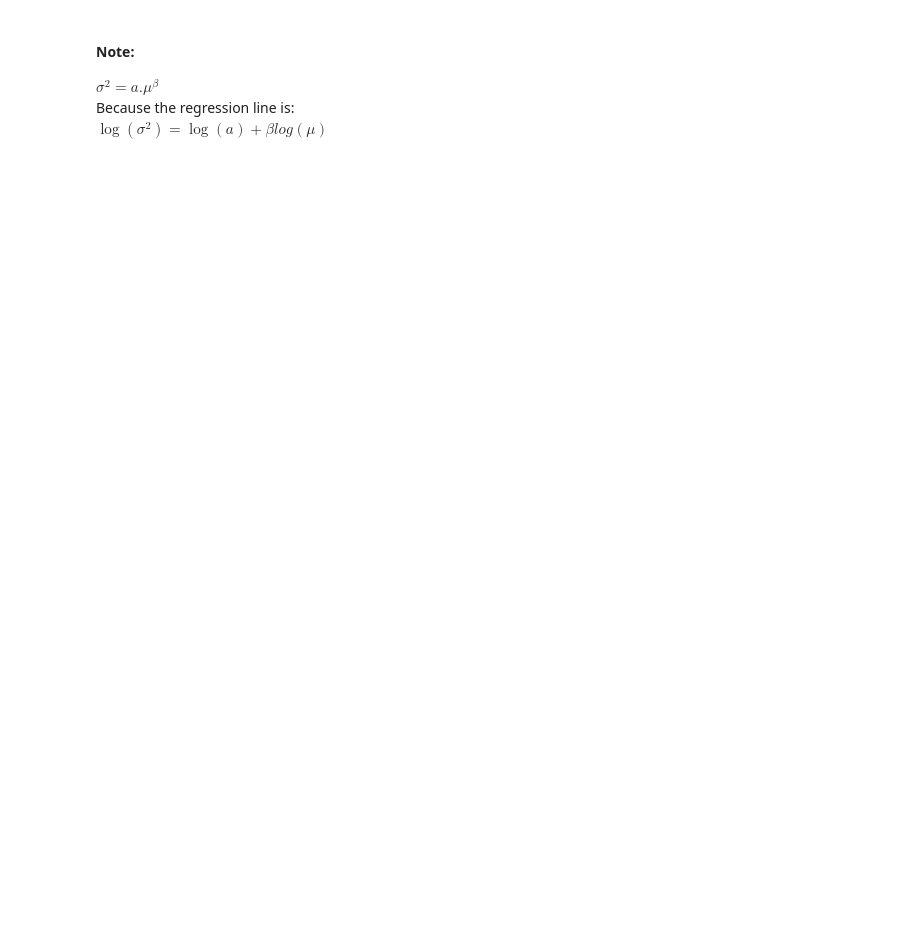
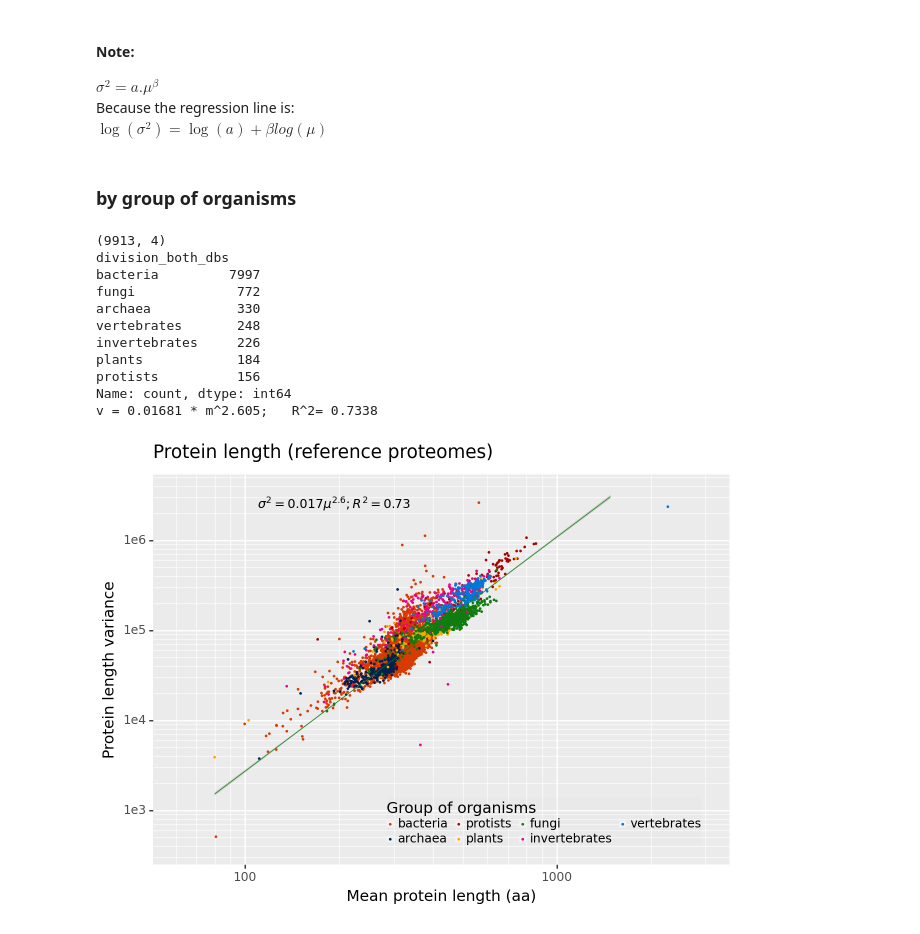
Before and after one commit to emuro/EM_probando, a Jupyter notebook: main_work/proteins_taylorLaw.ipynb, the cells around one changed output. Cells and saved outputs as stored; diff of their text form; code cells hidden in the pictures; blank space fills up the shorter version.

```diff
--- a/main_work/proteins_taylorLaw.ipynb
+++ b/main_work/proteins_taylorLaw.ipynb
@@ -113,3 +129,32 @@ v = 0.0168 * m^2.605;   R^2= 0.7336
 $\sigma^{2} = a . \mu^{\beta}$
 Because the regression line is:
 $\log(\sigma^{2}) = \log(a) + \beta log(\mu) $
+# %% [markdown]
+### by group of organisms
+# %%
+legends_by = "division_both_dbs"
+print(df2plot.shape)
+
+# Sort legends: clades in an order
+df2plot[legends_by] = pd.Categorical(df2plot[legends_by],
+                                    categories=c.ORG_GROUPS,
+                                    ordered=True)
+df2plot.sort_values(legends_by, inplace=True)
+
+# visualize data
+if 1:
+    print(stat_df["division_both_dbs"].value_counts())
+plot_taylor(df2plot, col_x, col_y, x_lab, y_lab, title, bool_show_regression)
+# %% [output]
+(9913, 4)
+division_both_dbs
+bacteria         7997
+fungi             772
+archaea           330
+vertebrates       248
+invertebrates     226
+plants            184
+protists          156
+Name: count, dtype: int64
+v = 0.01681 * m^2.605;   R^2= 0.7338
+[figure, added]
```
Also changed, not shown: parts of 5 cells of this notebook, 12 other files.
